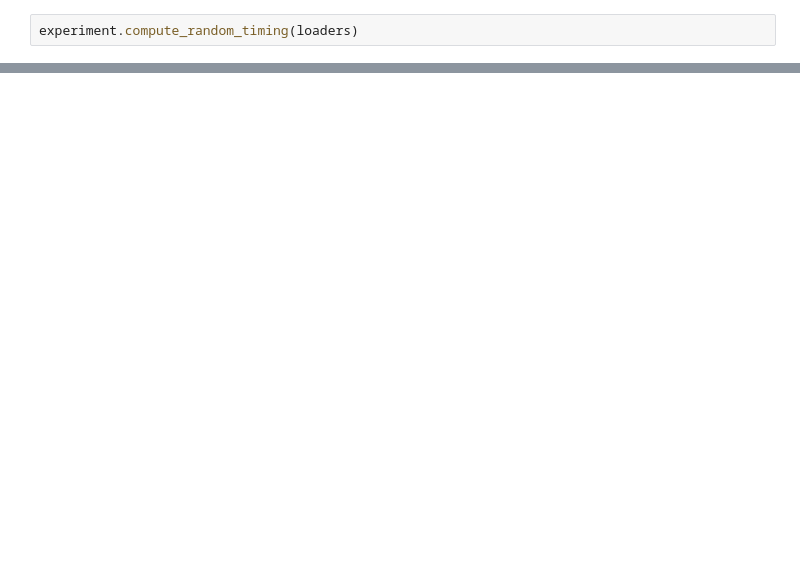
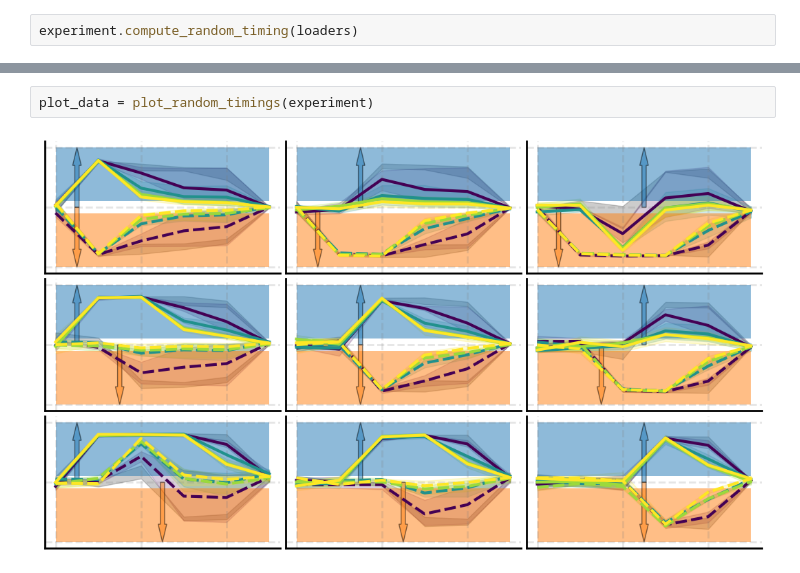
Before and after one commit to GabrielBena/specialization-dynamics, a Jupyter notebook: examples/modular_networks.ipynb, the cells around one changed output, grey strips where cells are left out. Drawn from its saved outputs; the diff is of its cells as text; blank space fills up the shorter version.

```diff
--- a/examples/modular_networks.ipynb
+++ b/examples/modular_networks.ipynb
@@ -182,0 +208,4 @@ plot_random_timings(experiment)
+# %%
+plot_data = plot_random_timings(experiment)
+# %% [output]
+[figure, added]
```
Also changed, not shown: parts of 20 cells of this notebook, 6 other files.
